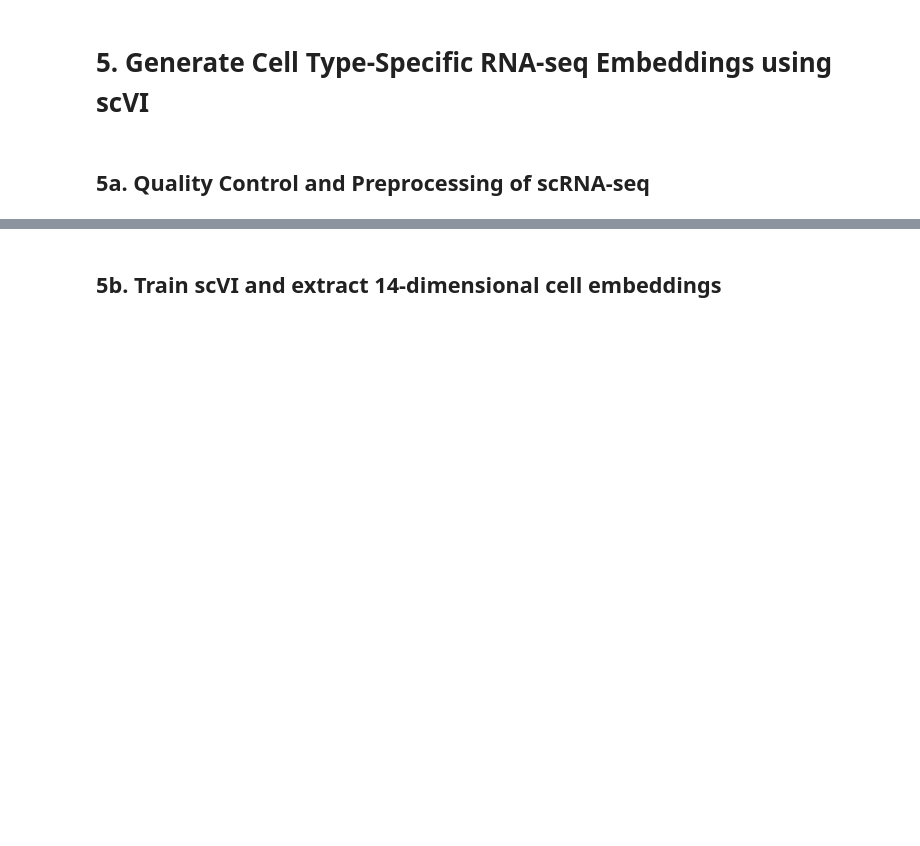
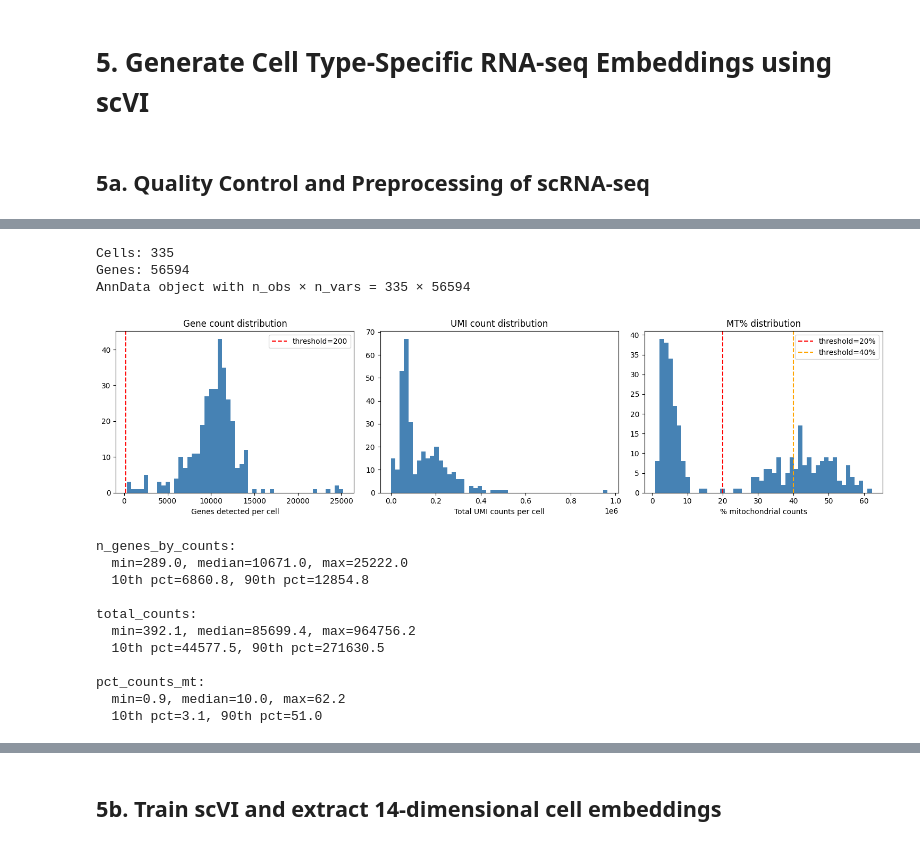
Before and after one commit to irith-kat/genai4bio-project, a Jupyter notebook: notebook_tests/joint_DNA_RNA_processing.ipynb, the cells around one changed output, grey strips where cells are left out. Saved outputs shown, nothing was run; the diff lists cells and outputs as text; code cells hidden in the pictures; blank space fills up the shorter version.

```diff
--- a/notebook_tests/joint_DNA_RNA_processing.ipynb
+++ b/notebook_tests/joint_DNA_RNA_processing.ipynb
@@ -727,6 +741,12 @@ total 40M
 # 5. Generate Cell Type-Specific RNA-seq Embeddings using scVI
 # %% [markdown]
 ## 5a. Quality Control and Preprocessing of scRNA-seq
+# %%
+# LIST FILES IN DIRECTORY
+geo_dir = "/content/drive/MyDrive/MIT HST 506/project_data/GEO_GSE185269_files"
+for f in sorted(os.listdir(geo_dir)):
+    size = os.path.getsize(os.path.join(geo_dir, f))
+    print(f"{f:60s}  {size/1024:.1f} KB")
 # %%
 
 from anndata import AnnData
@@ -776,2 +792,67 @@ adata = sc.read_h5ad(h5ad_path)
+# %%
+# ORIGINAL DATA SIZE
+
+print(f"Cells: {adata_original.n_obs}") #335 cells
+print(f"Genes: {adata_original.n_vars}") #56594 genes
+print(adata_original)
+# %% [output]
+Cells: 335
+Genes: 56594
+AnnData object with n_obs × n_vars = 335 × 56594
+# %%
+# Visualize original data distribution
+import matplotlib.pyplot as plt
+import scanpy as sc
+
+
+# Annotate mitochondrial genes
+adata.var['mt'] = adata.var_names.str.startswith('MT-')
+sc.pp.calculate_qc_metrics(adata, qc_vars=['mt'], inplace=True)
+
+# Plot distributions of all three key QC metrics
+fig, axes = plt.subplots(1, 3, figsize=(15, 4))
+
+axes[0].hist(adata.obs['n_genes_by_counts'], bins=50, color='steelblue')
+axes[0].set_xlabel('Genes detected per cell')
+axes[0].set_title('Gene count distribution')
+axes[0].axvline(200, color='red', linestyle='--', label='threshold=200')
+axes[0].legend()
+
+axes[1].hist(adata.obs['total_counts'], bins=50, color='steelblue')
+axes[1].set_xlabel('Total UMI counts per cell')
+axes[1].set_title('UMI count distribution')
+
+axes[2].hist(adata.obs['pct_counts_mt'], bins=50, color='steelblue')
+axes[2].set_xlabel('% mitochondrial counts')
+axes[2].set_title('MT% distribution')
+axes[2].axvline(20, color='red', linestyle='--', label='threshold=20%')
+axes[2].axvline(40, color='orange', linestyle='--', label='threshold=40%')
+axes[2].legend()
+
+plt.tight_layout()
+plt.show()
+
+# Print exact percentile values to inform threshold choice
+import numpy as np
+for metric in ['n_genes_by_counts', 'total_counts', 'pct_counts_mt']:
+    vals = adata.obs[metric]
+    print(f"\n{metric}:")
+    print(f"  min={vals.min():.1f}, median={vals.median():.1f}, "
+          f"max={vals.max():.1f}")
+    print(f"  10th pct={np.percentile(vals,10):.1f}, "
+          f"90th pct={np.percentile(vals,90):.1f}")
+# %% [output]
+[figure, added]
+n_genes_by_counts:
+  min=289.0, median=10671.0, max=25222.0
+  10th pct=6860.8, 90th pct=12854.8
+
+total_counts:
+  min=392.1, median=85699.4, max=964756.2
+  10th pct=44577.5, 90th pct=271630.5
+
+pct_counts_mt:
+  min=0.9, median=10.0, max=62.2
+  10th pct=3.1, 90th pct=51.0
 # %%
 # Claude suggested QC Pipeline:
```
Also changed, not shown: parts of 21 cells of this notebook, 3 other files.
